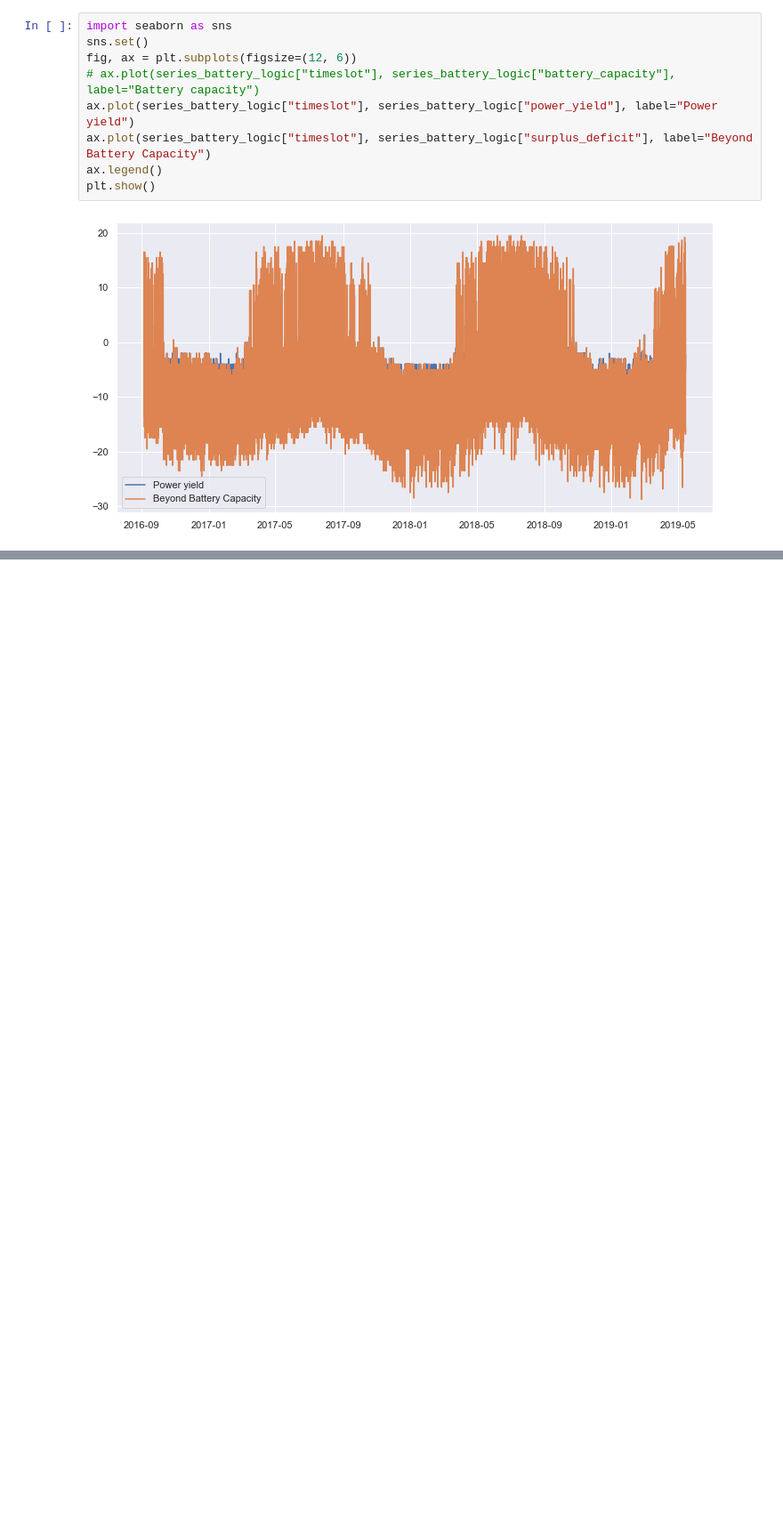
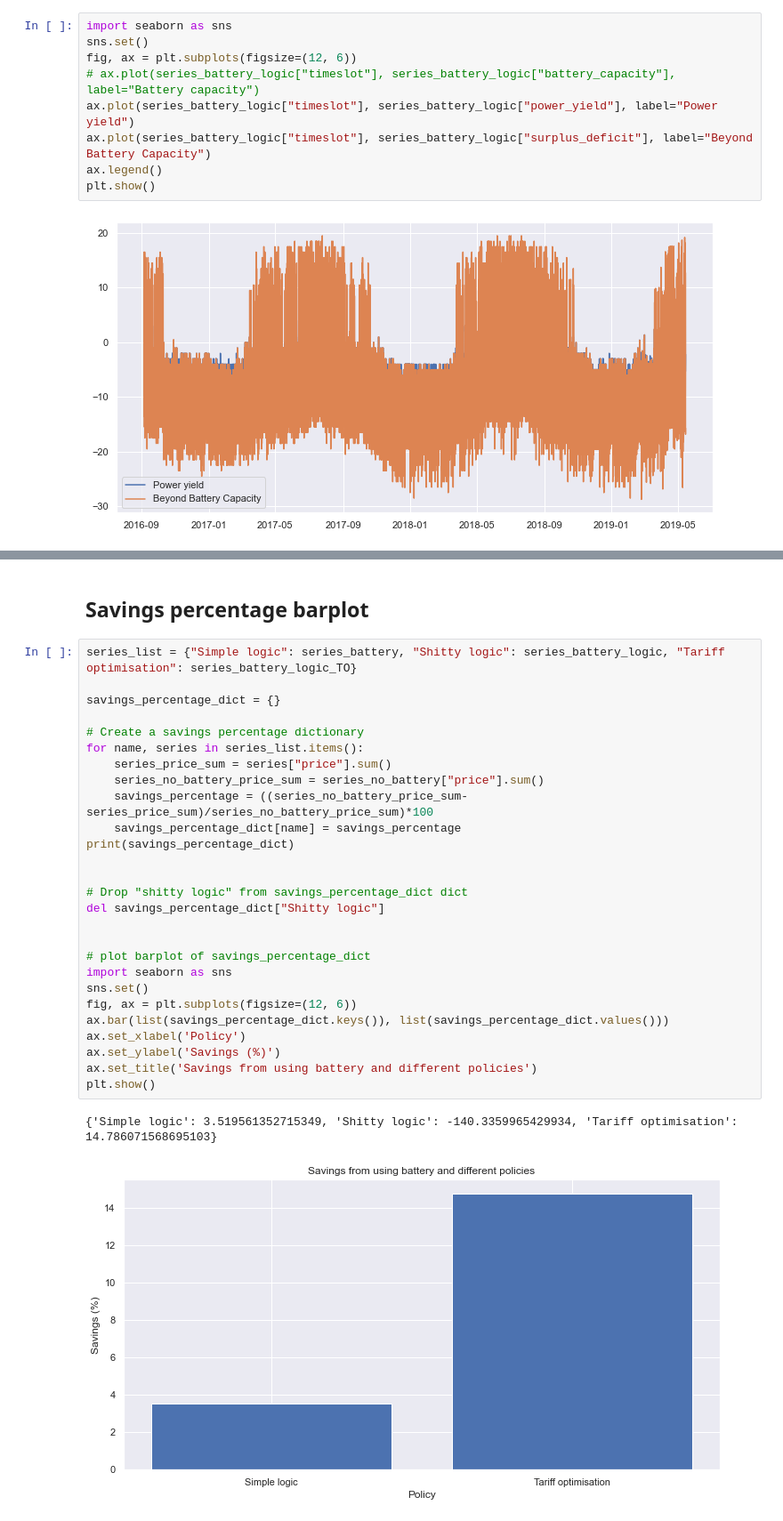
Before and after one commit to 4ug-aug/Otovo-OptimalControl, a Jupyter notebook: apply_battery.ipynb, the cells around one changed output, grey strips where cells are left out. Shown at 89% size. Saved outputs shown, nothing was run; the diff lists cells and outputs as text; blank space fills up the shorter version.

```diff
--- a/apply_battery.ipynb
+++ b/apply_battery.ipynb
@@ -381,0 +465,32 @@ plt.show()
+# %% [markdown]
+## Savings percentage barplot
+# %%
+series_list = {"Simple logic": series_battery, "Shitty logic": series_battery_logic, "Tariff optimisation": series_battery_logic_TO}
+
+savings_percentage_dict = {}
+
+# Create a savings percentage dictionary
+for name, series in series_list.items():
+    series_price_sum = series["price"].sum()
+    series_no_battery_price_sum = series_no_battery["price"].sum()
+    savings_percentage = ((series_no_battery_price_sum-series_price_sum)/series_no_battery_price_sum)*100
+    savings_percentage_dict[name] = savings_percentage
+print(savings_percentage_dict)
+
+
+# Drop "shitty logic" from savings_percentage_dict dict
+del savings_percentage_dict["Shitty logic"]
+
+
+# plot barplot of savings_percentage_dict
+import seaborn as sns
+sns.set()
+fig, ax = plt.subplots(figsize=(12, 6))
+ax.bar(list(savings_percentage_dict.keys()), list(savings_percentage_dict.values()))
+ax.set_xlabel('Policy')
+ax.set_ylabel('Savings (%)')
+ax.set_title('Savings from using battery and different policies')
+plt.show()
+# %% [output]
+{'Simple logic': 3.519561352715349, 'Shitty logic': -140.3359965429934, 'Tariff optimisation': 14.786071568695103}
+[figure, added]
```
Also changed, not shown: parts of 14 cells of this notebook.
